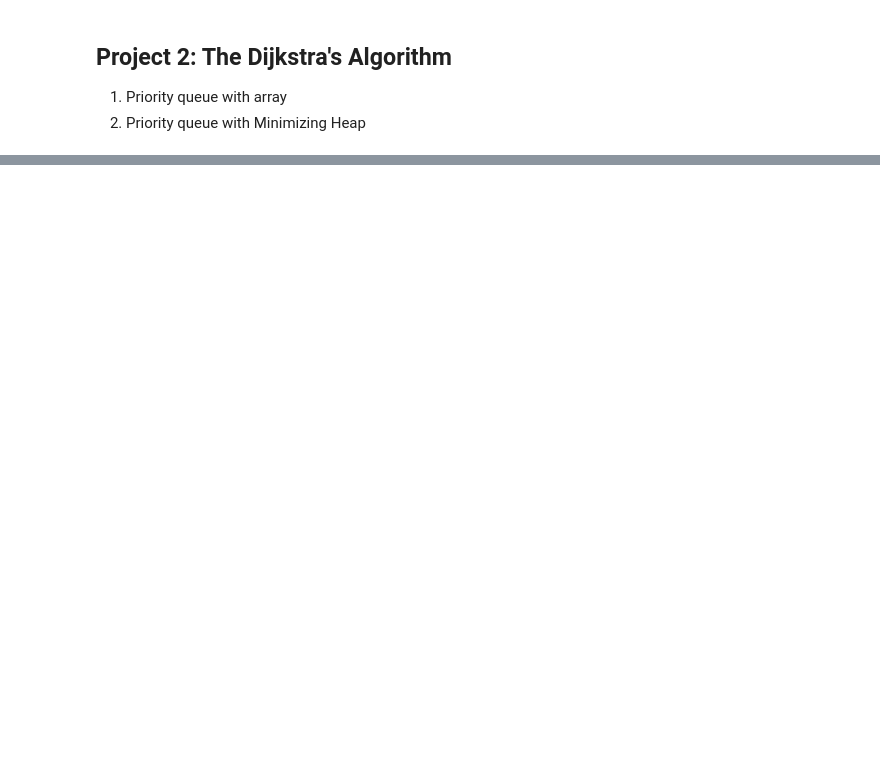
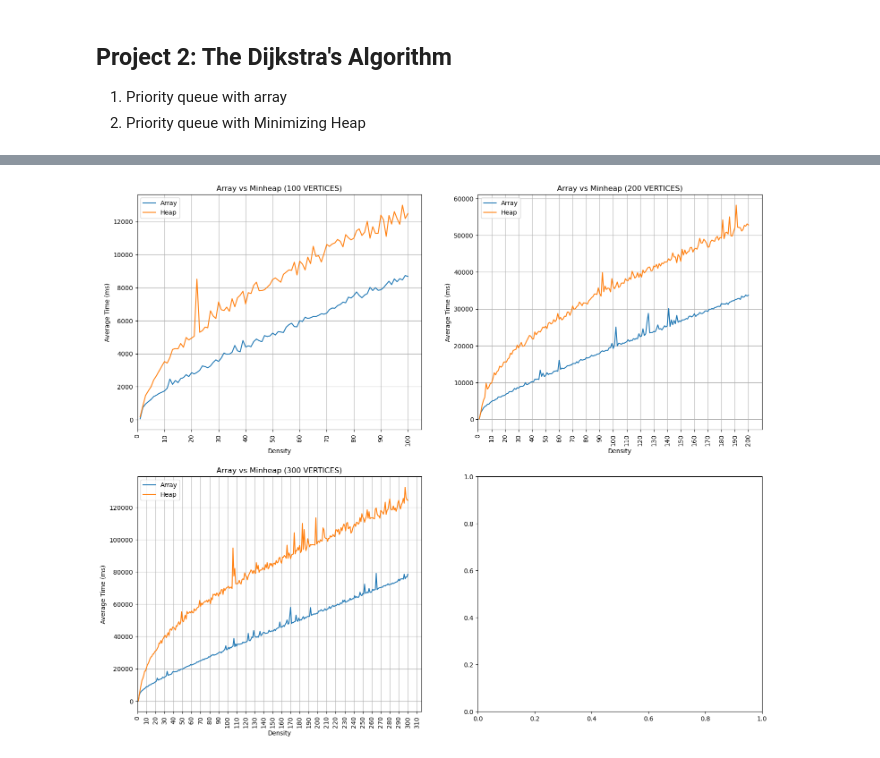
Before and after one commit to isaacchunn/sc2001-projects, a Jupyter notebook: Project2-Dijkstra/Visualization/SC2001_Project2.ipynb, the cells around one changed output, grey strips where cells are left out. Saved outputs shown, nothing was run; the diff lists cells and outputs as text; code cells hidden in the pictures; blank space fills up the shorter version.

```diff
--- a/Project2-Dijkstra/Visualization/SC2001_Project2.ipynb
+++ b/Project2-Dijkstra/Visualization/SC2001_Project2.ipynb
@@ -244,0 +287,29 @@ No artists with labels found to put in legend.  Note that artists whose label st
+# %%
+fig, ax = plt.subplots(2,2, figsize =(18,15))
+
+HeapList = [V100_D100_HEAP_DF,V200_D200_HEAP_DF,V300_D300_HEAP_DF]
+ArrayList = [V100_D100_ARRAY_DF,V200_D200_ARRAY_DF,V300_D300_ARRAY_DF]
+title = [100,200,300,0]
+k = 0
+#GRAPH PLOT
+for i in range (2):
+    for j in range (2):
+        if i * 2 + j < len(HeapList):
+            HeapDF = HeapList[i * 2 + j]
+            ArrayDF = ArrayList[i * 2 + j]
+            ax[i,j].plot(ArrayDF["Density"], ArrayDF["Time taken(ms)"], label = "Array")
+            ax[i,j].plot(HeapDF["Density"], HeapDF["Time taken(ms)"], label = "Heap")
+
+            ax[i,j].set_xlabel("Density")
+            ax[i,j].set_ylabel("Average Time (ms)")
+
+            ax[i,j].set_title(f"Array vs Minheap ({title[k]} VERTICES)")
+            ax[i,j].ticklabel_format(style='plain', axis='both')
+            ax[i,j].tick_params(axis = "x", rotation = 90)
+            ax[i,j].xaxis.set_major_locator(ticker.MultipleLocator(10))
+            ax[i,j].legend()
+            ax[i,j].grid()
+            ax[i,j].set_xlim(left = 0)
+            k+=1
+# %% [output]
+[figure, added]
```
Also changed, not shown: parts of 7 cells of this notebook, 3 other files.
